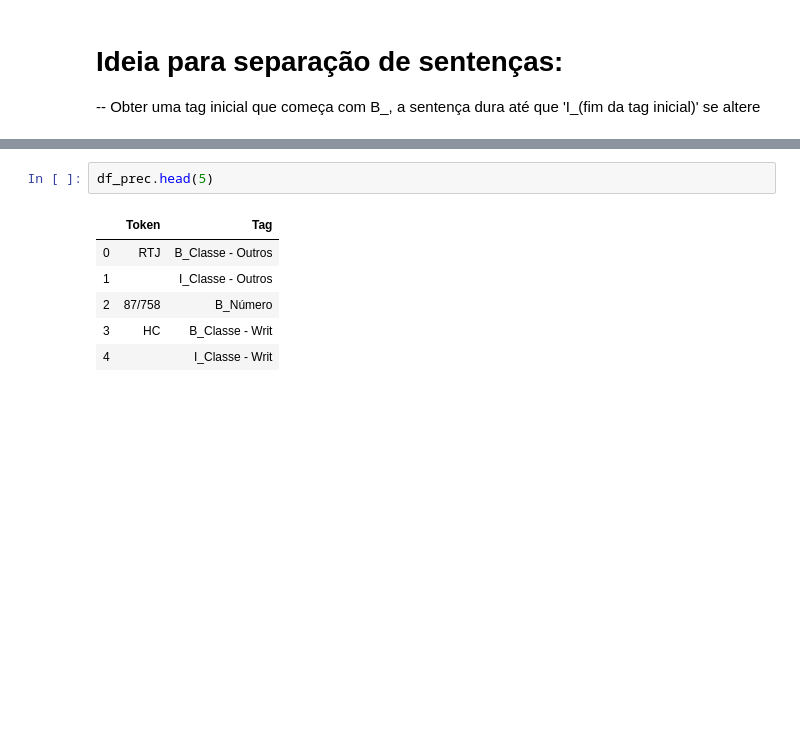
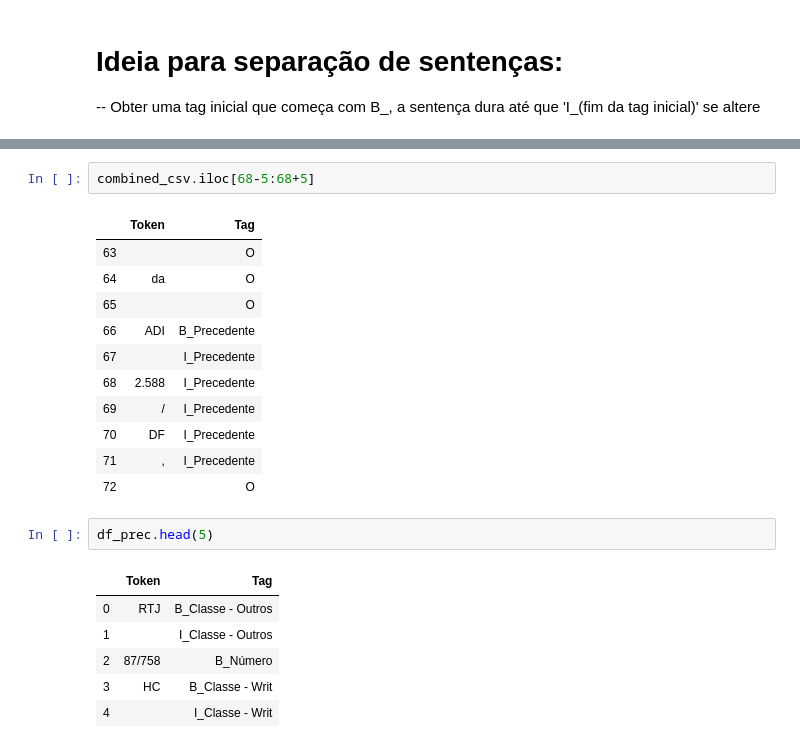
Before and after one commit to felipeasilva1/doccano, a Jupyter notebook: ncdj-tools/export_utility/03 - Precedentes.ipynb, the cells around one changed output, grey strips where cells are left out. Saved outputs shown, nothing was run; the diff lists cells and outputs as text; blank space fills up the shorter version.

```diff
--- a/ncdj-tools/export_utility/03 - Precedentes.ipynb
+++ b/ncdj-tools/export_utility/03 - Precedentes.ipynb
@@ -114,3 +123,17 @@ df_prec[df_prec.Tag.str.endswith('_Número')].head(20)
+# %%
+combined_csv.iloc[68-5:68+5]
+# %% [output]
+|  | Token | Tag |
+| 63 |  | O |
+| 64 | da | O |
+| 65 |  | O |
+| 66 | ADI | B_Precedente |
+| 67 |  | I_Precedente |
+| 68 | 2.588 | I_Precedente |
+| 69 | / | I_Precedente |
+| 70 | DF | I_Precedente |
+| 71 | , | I_Precedente |
+| 72 |  | O |
 # %%
 df_prec.head(5)
 # %% [output]
```
Also changed, not shown: parts of 20 cells of this notebook, 2 other files.
